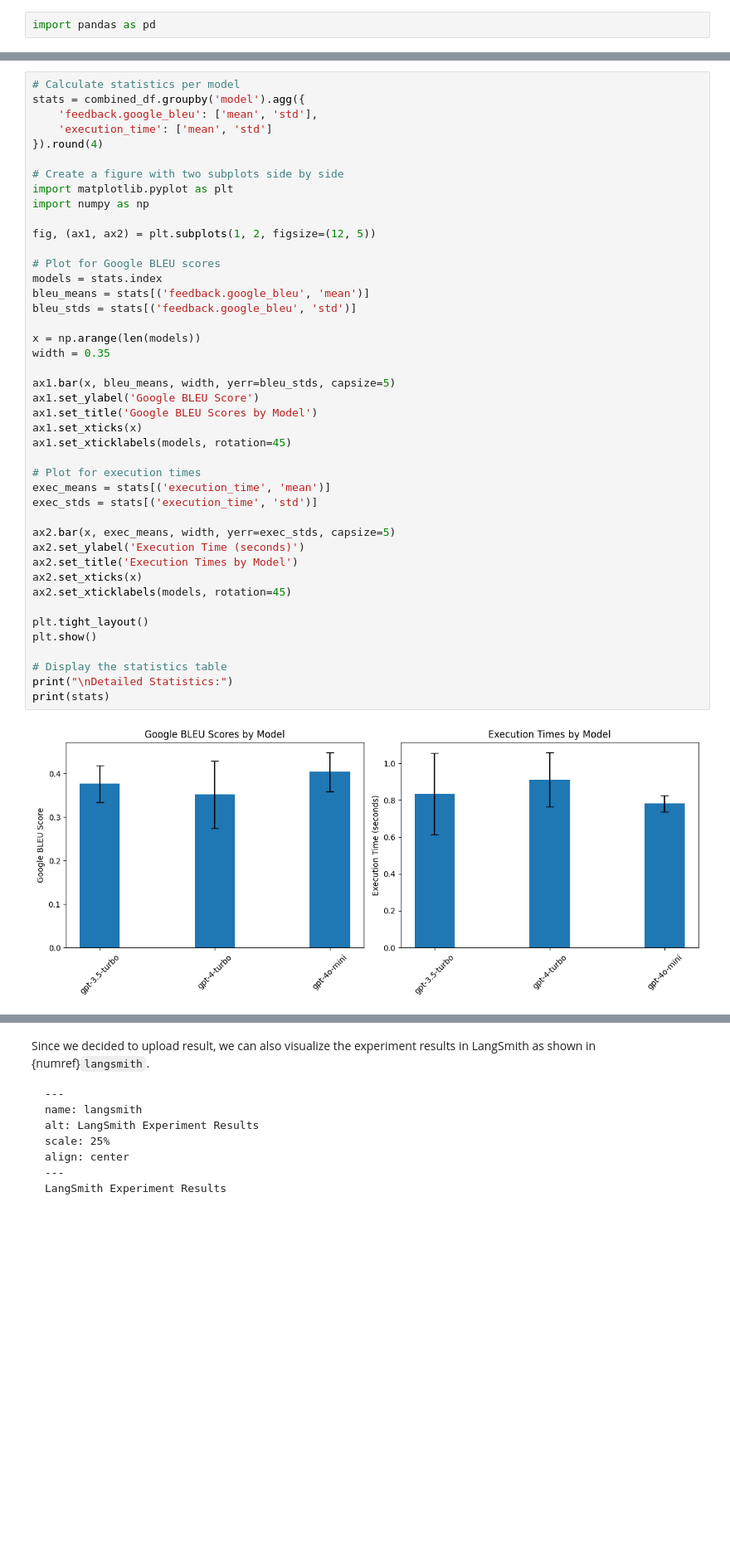
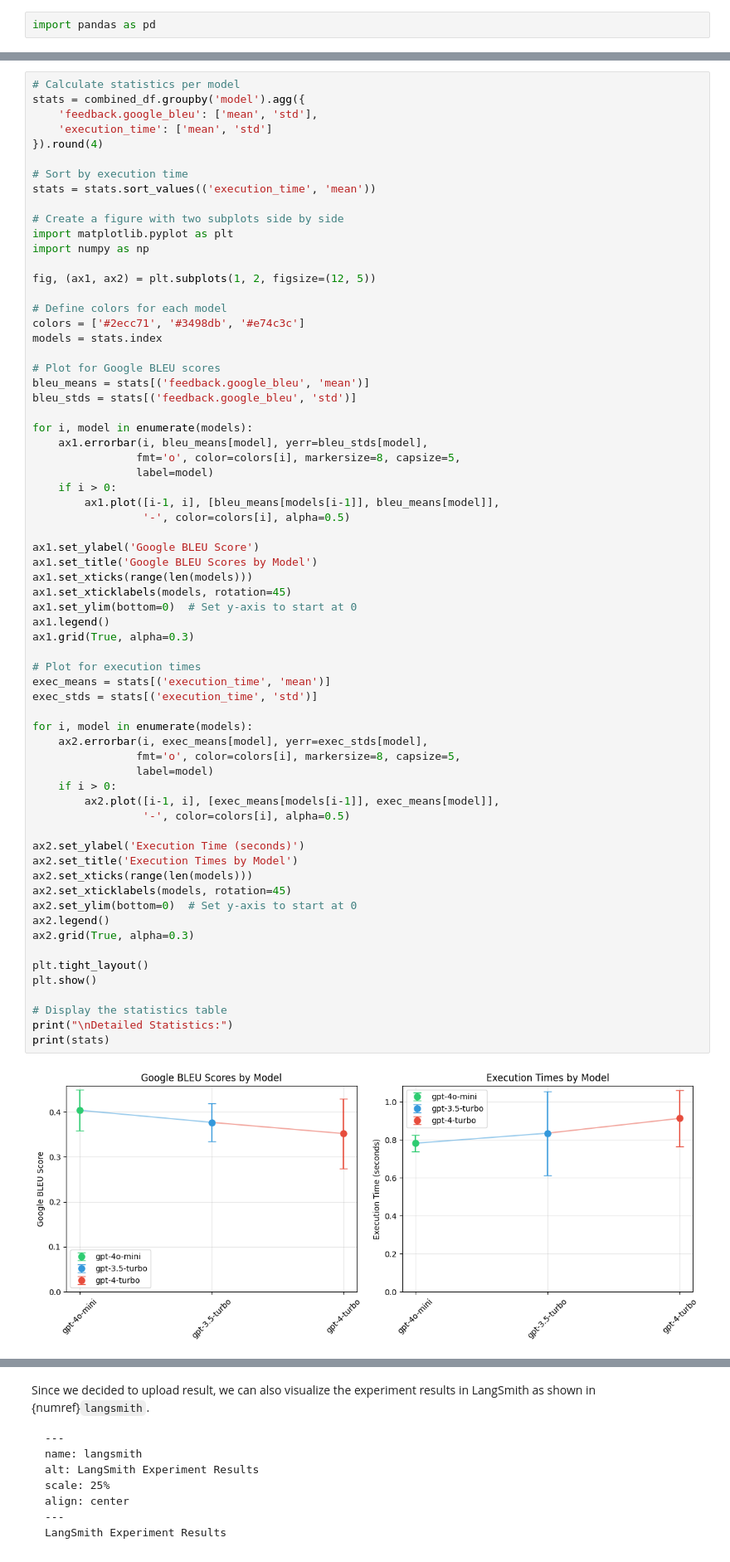
Before and after one commit to souzatharsis/tamingLLMs, a Jupyter notebook: tamingllms/_build/html/_sources/notebooks/evals.ipynb, the cells around one changed output, grey strips where cells are left out. Shown at 83% size. Drawn from its saved outputs; the diff is of its cells as text; blank space fills up the shorter version.

```diff
--- a/tamingllms/_build/html/_sources/notebooks/evals.ipynb
+++ b/tamingllms/_build/html/_sources/notebooks/evals.ipynb
@@ -1238,44 +1238,67 @@ stats = combined_df.groupby('model').agg({
     'execution_time': ['mean', 'std']
 }).round(4)
 
+# Sort by execution time
+stats = stats.sort_values(('execution_time', 'mean'))
+
 # Create a figure with two subplots side by side
 import matplotlib.pyplot as plt
 import numpy as np
 
 fig, (ax1, ax2) = plt.subplots(1, 2, figsize=(12, 5))
 
+# Define colors for each model
+colors = ['#2ecc71', '#3498db', '#e74c3c']
+models = stats.index
+
 # Plot for Google BLEU scores
-models = stats.index
 bleu_means = stats[('feedback.google_bleu', 'mean')]
 bleu_stds = stats[('feedback.google_bleu', 'std')]
 
-x = np.arange(len(models))
-width = 0.35
+for i, model in enumerate(models):
+    ax1.errorbar(i, bleu_means[model], yerr=bleu_stds[model],
+                fmt='o', color=colors[i], markersize=8, capsize=5,
+                label=model)
+    if i > 0:
+        ax1.plot([i-1, i], [bleu_means[models[i-1]], bleu_means[model]],
+                 '-', color=colors[i], alpha=0.5)
 
-ax1.bar(x, bleu_means, width, yerr=bleu_stds, capsize=5)
 ax1.set_ylabel('Google BLEU Score')
 ax1.set_title('Google BLEU Scores by Model')
-ax1.set_xticks(x)
+ax1.set_xticks(range(len(models)))
 ax1.set_xticklabels(models, rotation=45)
+ax1.set_ylim(bottom=0)  # Set y-axis to start at 0
+ax1.legend()
+ax1.grid(True, alpha=0.3)
 
 # Plot for execution times
 exec_means = stats[('execution_time', 'mean')]
 exec_stds = stats[('execution_time', 'std')]
 
-ax2.bar(x, exec_means, width, yerr=exec_stds, capsize=5)
+for i, model in enumerate(models):
+    ax2.errorbar(i, exec_means[model], yerr=exec_stds[model],
+                fmt='o', color=colors[i], markersize=8, capsize=5,
+                label=model)
+    if i > 0:
+        ax2.plot([i-1, i], [exec_means[models[i-1]], exec_means[model]],
+                 '-', color=colors[i], alpha=0.5)
+
 ax2.set_ylabel('Execution Time (seconds)')
 ax2.set_title('Execution Times by Model')
-ax2.set_xticks(x)
+ax2.set_xticks(range(len(models)))
 ax2.set_xticklabels(models, rotation=45)
+ax2.set_ylim(bottom=0)  # Set y-axis to start at 0
+ax2.legend()
+ax2.grid(True, alpha=0.3)
 
 plt.tight_layout()
 plt.show()
 
 # Display the statistics table
 print("\nDetailed Statistics:")
 print(stats)
 # %% [output]
-[figure, old version]
+[figure, new version]
 Detailed Statistics:
               feedback.google_bleu         execution_time
                               mean     std           mean     std
```
Also changed, not shown: parts of 2 cells of this notebook, 10 other files.
